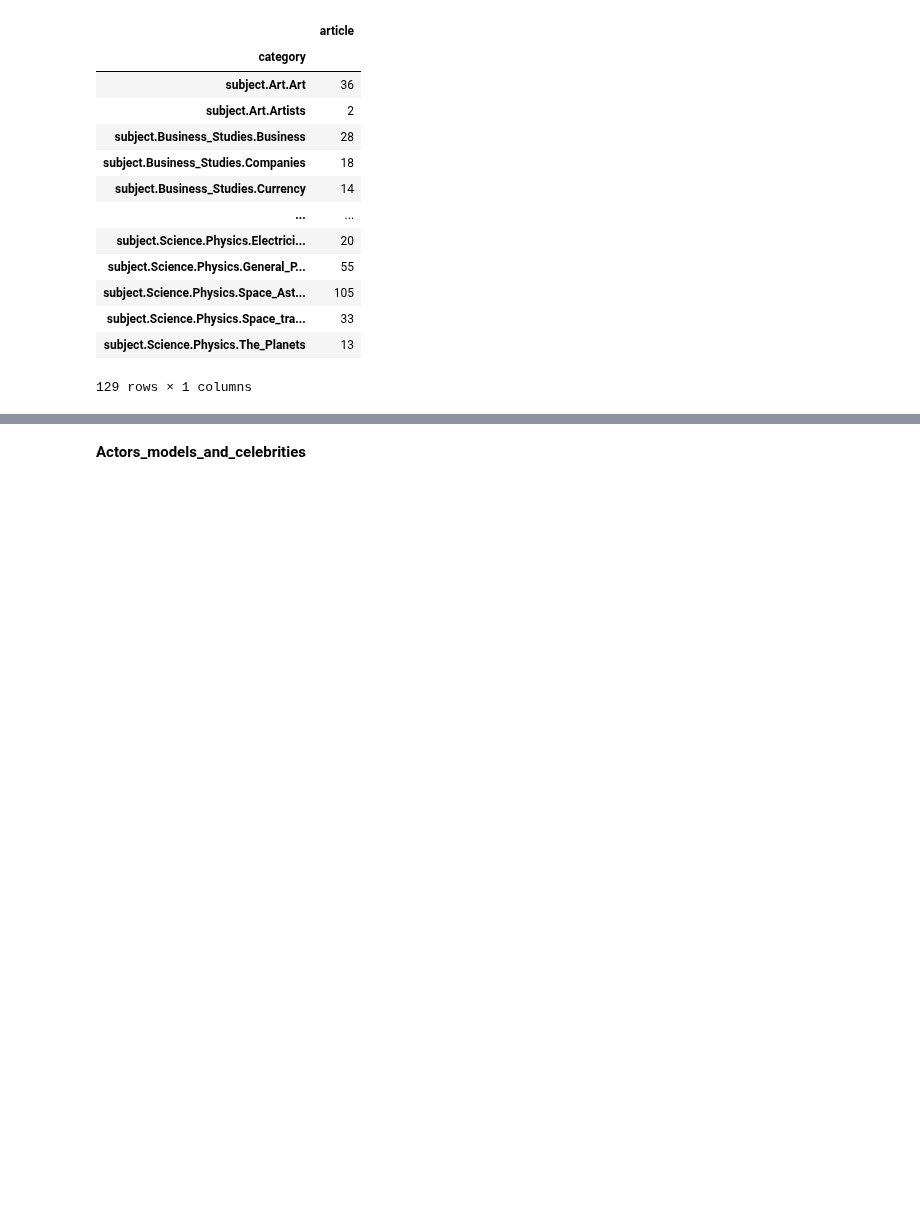
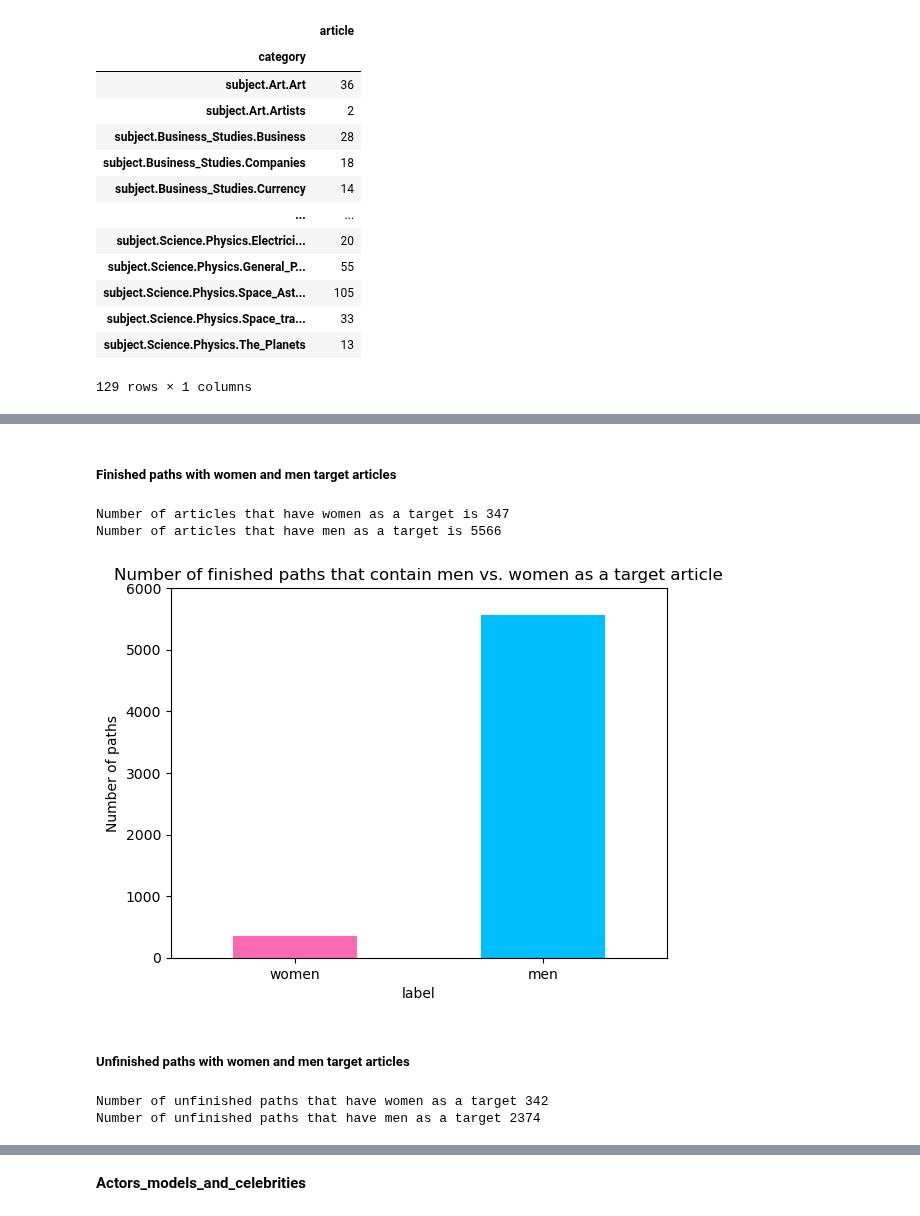
Before and after one commit to epfl-ada/ada-2022-project-metadata, a Jupyter notebook: vala.ipynb, the cells around one changed output, grey strips where cells are left out. Saved outputs shown, nothing was run; the diff lists cells and outputs as text; code cells hidden in the pictures; blank space fills up the shorter version.

```diff
--- a/vala.ipynb
+++ b/vala.ipynb
@@ -27,11 +40,9 @@ FEMALES = "listwomen.txt"
 articles = pd.read_csv(ARTICLES, sep='\t', names=["article"], skiprows = 12)
 categories = pd.read_csv(CATEGORIES, sep='\t', names=["article", "category"], skiprows = 13)
 links = pd.read_csv(LINKS, sep='\t', names=["link_source", "link_target"], skiprows = 12)
-paths_finished = pd.read_csv(PATHS_FINISHED, sep='\t', names=["hashedIpAddress", "timestamp", "durationInSec", "path", "rating"], skiprows = 15)
-paths_unfinished = pd.read_csv(PATHS_UNFINISHED, sep='\t', names=["hashedIpAddress", "timestamp", "durationInSec", "path", "target", "type"], skiprows = 17)
+paths_finished = pd.read_csv(PATHS_FINISHED, sep='\t', names=["hashedIpAddress", "timestamp",
+                                                              "durationInSec", "path", "rating"], skiprows = 15)
+paths_unfinished = pd.read_csv(PATHS_UNFINISHED, sep='\t', names=["hashedIpAddress", "timestamp",
+                                                                  "durationInSec", "path", "target", "type"], skiprows = 17)
+
+female = pd.read_csv(FEMALES, sep=',', names=["women", "women_label"], skiprows = 1)
-# %%
-female_actors = pd.read_csv(FEMALE_ACTORS, sep=',', names=["women", "women_label"], skiprows = 1)
-female_celeb =  pd.read_csv(FEMALE_CELEB, sep=',', names=["women", "women_label"], skiprows = 1)
-female_model =  pd.read_csv(FEMALE_MODEL, sep=',', names=["women", "women_label"], skiprows = 1)
-
-female = pd.read_csv(FEMALE, sep=',', names=["women", "women_label"], skiprows = 1)
@@ -279,0 +180,4 @@ The number of categories is 129
+# %%
+people = categories.loc[list(map(lambda x: x.startswith('subject.People.'), categories['category']))]
+people = people[["article","category"]]
+print(f"The number of articles about people of all genders are {len(people)}")
@@ -279,0 +188,30 @@ The number of categories is 129
+# %%
+womenName = female['women']                                      # A series of all articles about women
+menName = people[~people['article'].isin(womenName)]['article']  # A series of all articles about men
+
+# Add the columns source and target to paths_finished
+paths_finished['source'] = paths_finished['path'].str.split(';').str[0]
+paths_finished['target'] = paths_finished['path'].str.split(';').str[-1]
+
+# if target is in womenName, add row to dataframe
+finpaths_women_target = paths_finished[paths_finished['target'].isin(womenName)]
+
+# if target is in menName, add row to dataframe
+finpaths_men_target = paths_finished[paths_finished['target'].isin(menName)]
+# %% [markdown]
+##### Finished paths with women and men target articles
+# %%
+print(f"Number of articles that have women as a target is {len(finpaths_women_target)}")
+print(f"Number of articles that have men as a target is {len(finpaths_men_target)}")
+# %% [output]
+Number of articles that have women as a target is 347
+Number of articles that have men as a target is 5566
+# %%
+compare_mv_fin = pd.DataFrame({'label':['women', 'men'], 'val':[len(finpaths_women_target), len(finpaths_men_target)]})
+ax = compare_mv_fin.plot.bar(x='label', y='val', rot = 0, color = ['hotpink','deepskyblue'], legend = False,
+                             title = "Number of finished paths that contain men vs. women as a target article",
+                             ylabel = 'Number of paths', ylim = [0, 6000])
+# %% [output]
+[figure, added]
+# %% [markdown]
+##### Unfinished paths with women and men target articles
@@ -279,0 +227,6 @@ The number of categories is 129
+# %%
+print(f"Number of unfinished paths that have women as a target {len(unfinpaths_women_target)}")
+print(f"Number of unfinished paths that have men as a target {len(unfinpaths_men_target)}")
+# %% [output]
+Number of unfinished paths that have women as a target 342
+Number of unfinished paths that have men as a target 2374
```
Also changed, not shown: parts of 80 cells of this notebook.
